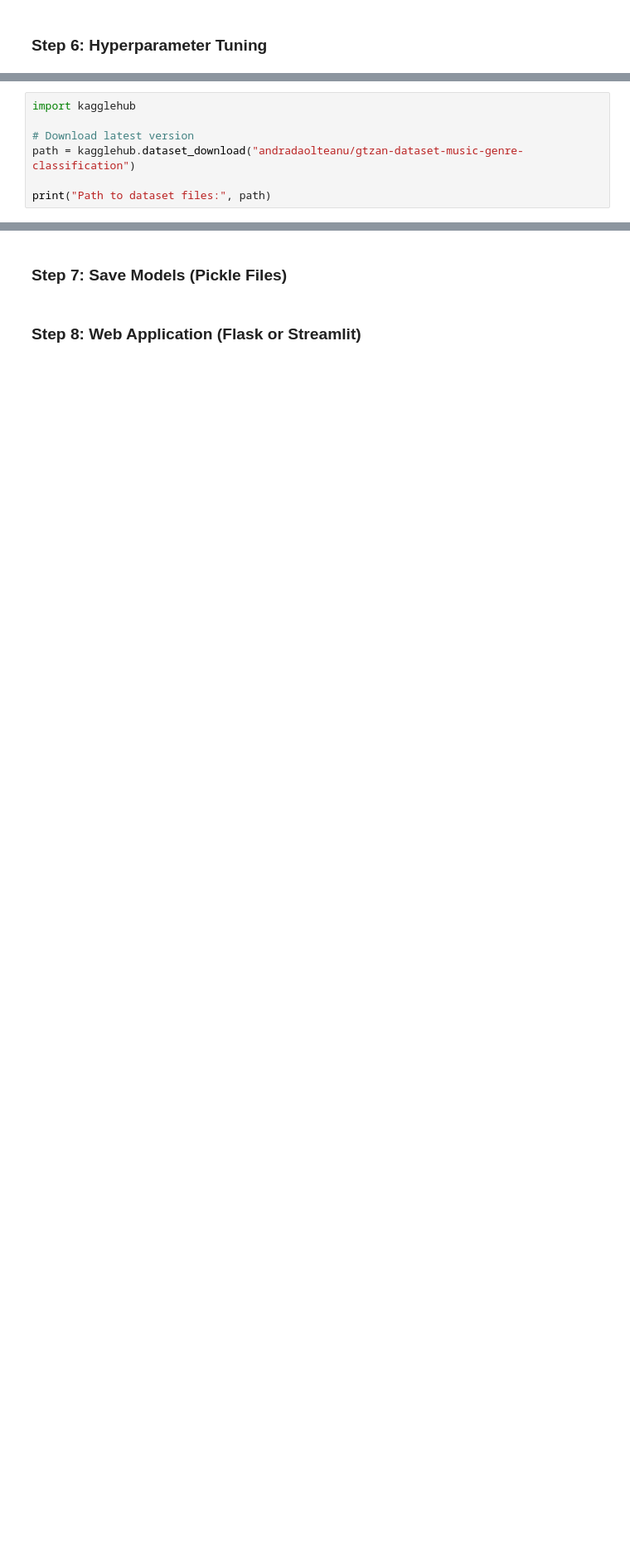
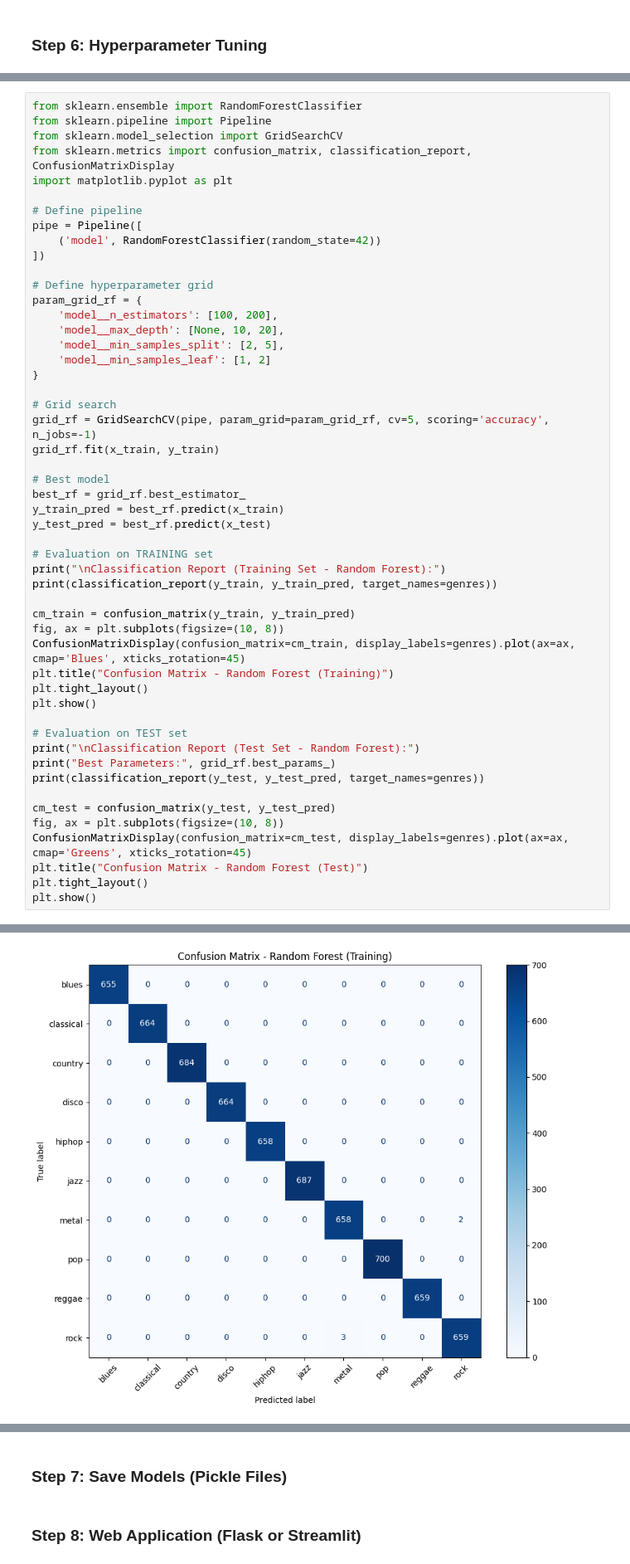
Before and after one commit to Dgonzalez929/nn_deep_learning, a Jupyter notebook: final_project_GTZAN_DL3104.ipynb, the cells around one changed output, grey strips where cells are left out. Shown at 83% size. Saved outputs shown, nothing was run; the diff lists cells and outputs as text; blank space fills up the shorter version.

```diff
--- a/final_project_GTZAN_DL3104.ipynb
+++ b/final_project_GTZAN_DL3104.ipynb
@@ -973,8 +1328,52 @@ plot_training_history_with_test(history, test_loss, test_acc)
 # %%
-import kagglehub
+from sklearn.ensemble import RandomForestClassifier
+from sklearn.pipeline import Pipeline
+from sklearn.model_selection import GridSearchCV
+from sklearn.metrics import confusion_matrix, classification_report, ConfusionMatrixDisplay
+import matplotlib.pyplot as plt
 
-# Download latest version
-path = kagglehub.dataset_download("andradaolteanu/gtzan-dataset-music-genre-classification")
+# Define pipeline
+pipe = Pipeline([
+    ('model', RandomForestClassifier(random_state=42))
+])
 
-print("Path to dataset files:", path)
+# Define hyperparameter grid
+param_grid_rf = {
+    'model__n_estimators': [100, 200],
+    'model__max_depth': [None, 10, 20],
+    'model__min_samples_split': [2, 5],
+    'model__min_samples_leaf': [1, 2]
+}
+
+# Grid search
+grid_rf = GridSearchCV(pipe, param_grid=param_grid_rf, cv=5, scoring='accuracy', n_jobs=-1)
+grid_rf.fit(x_train, y_train)
+
+# Best model
+best_rf = grid_rf.best_estimator_
+y_train_pred = best_rf.predict(x_train)
+y_test_pred = best_rf.predict(x_test)
+
+# Evaluation on TRAINING set
+print("\nClassification Report (Training Set - Random Forest):")
+print(classification_report(y_train, y_train_pred, target_names=genres))
+
+cm_train = confusion_matrix(y_train, y_train_pred)
+fig, ax = plt.subplots(figsize=(10, 8))
+ConfusionMatrixDisplay(confusion_matrix=cm_train, display_labels=genres).plot(ax=ax, cmap='Blues', xticks_rotation=45)
+plt.title("Confusion Matrix - Random Forest (Training)")
+plt.tight_layout()
+plt.show()
+
+# Evaluation on TEST set
+print("\nClassification Report (Test Set - Random Forest):")
+print("Best Parameters:", grid_rf.best_params_)
+print(classification_report(y_test, y_test_pred, target_names=genres))
+
+cm_test = confusion_matrix(y_test, y_test_pred)
+fig, ax = plt.subplots(figsize=(10, 8))
+ConfusionMatrixDisplay(confusion_matrix=cm_test, display_labels=genres).plot(ax=ax, cmap='Greens', xticks_rotation=45)
+plt.title("Confusion Matrix - Random Forest (Test)")
+plt.tight_layout()
+plt.show()
 # %% [output]
@@ -982,0 +1397 @@ Path to dataset files: C:\Users\oscar\.cache\kagglehub\datasets\andradaolteanu\g
+[figure, added]
```
Also changed, not shown: parts of 18 cells of this notebook.
